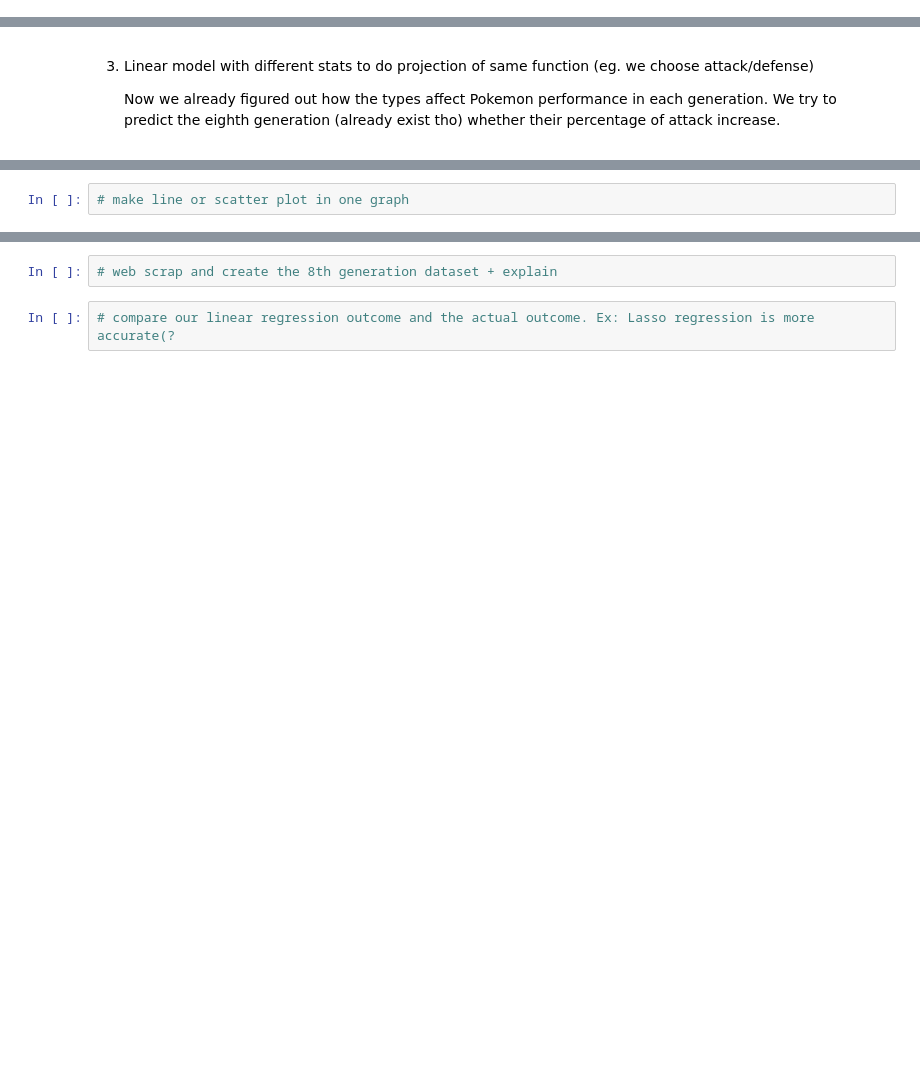
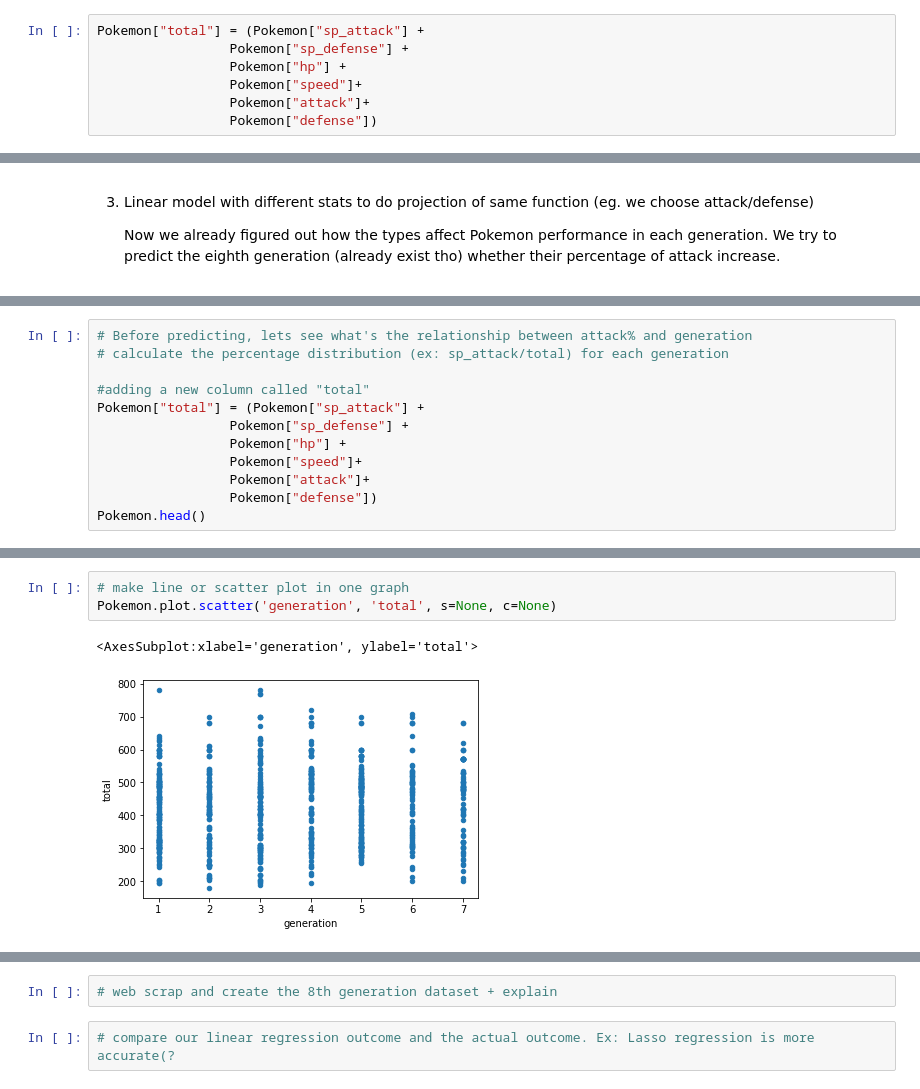
Before and after one commit to arhamnewaz/PokemonDataScienceProject, a Jupyter notebook: PokemonEcon (1).ipynb, the cells around one changed output, grey strips where cells are left out. Cells and saved outputs as stored; diff of their text form; blank space fills up the shorter version.

```diff
--- a/PokemonEcon (1).ipynb
+++ b/PokemonEcon (1).ipynb
@@ -83,3 +75,10 @@ dtype: object
+# %%
+Pokemon["total"] = (Pokemon["sp_attack"] +
+                 Pokemon["sp_defense"] +
+                 Pokemon["hp"] +
+                 Pokemon["speed"]+
+                 Pokemon["attack"]+
+                 Pokemon["defense"])
 # %% [markdown]
 2. What are the key differences between a pokemon type and stats?
 
@@ -106,0 +129,12 @@ dtype: object
+# %%
+# Before predicting, lets see what's the relationship between attack% and generation
+# calculate the percentage distribution (ex: sp_attack/total) for each generation
+
+#adding a new column called "total"
+Pokemon["total"] = (Pokemon["sp_attack"] +
+                 Pokemon["sp_defense"] +
+                 Pokemon["hp"] +
+                 Pokemon["speed"]+
+                 Pokemon["attack"]+
+                 Pokemon["defense"])
+Pokemon.head()
@@ -107,4 +149,8 @@ dtype: object
 # %%
 # make line or scatter plot in one graph
+Pokemon.plot.scatter('generation', 'total', s=None, c=None)
+# %% [output]
+<AxesSubplot:xlabel='generation', ylabel='total'>
+[figure, added]
 # %%
 # use simple linear regression to predict the eight gen
```
Also changed, not shown: parts of 9 cells of this notebook.
